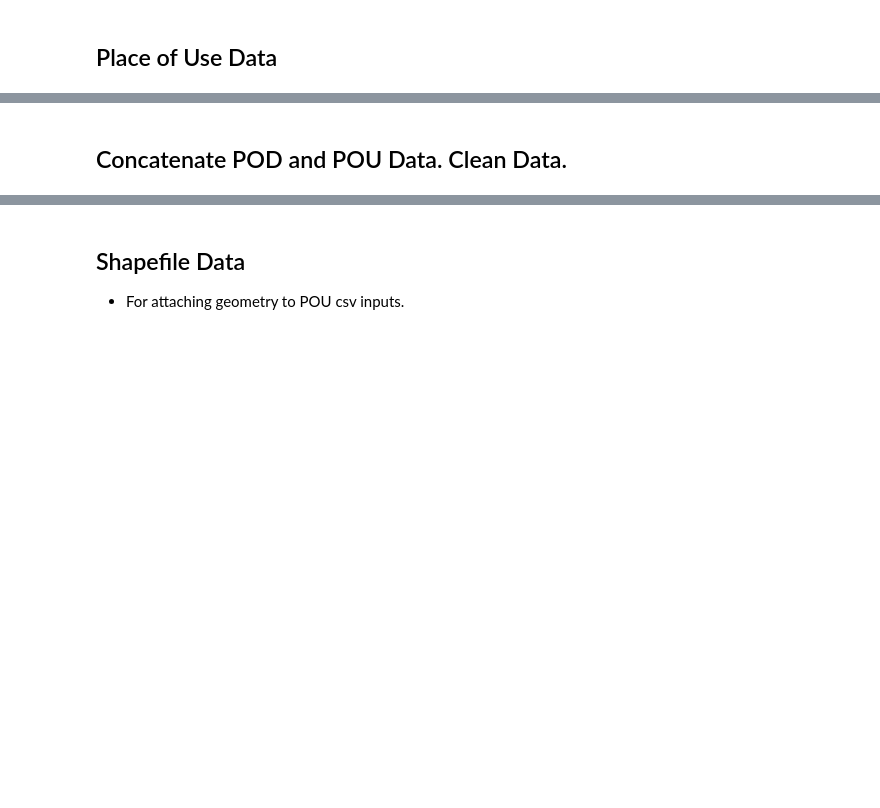
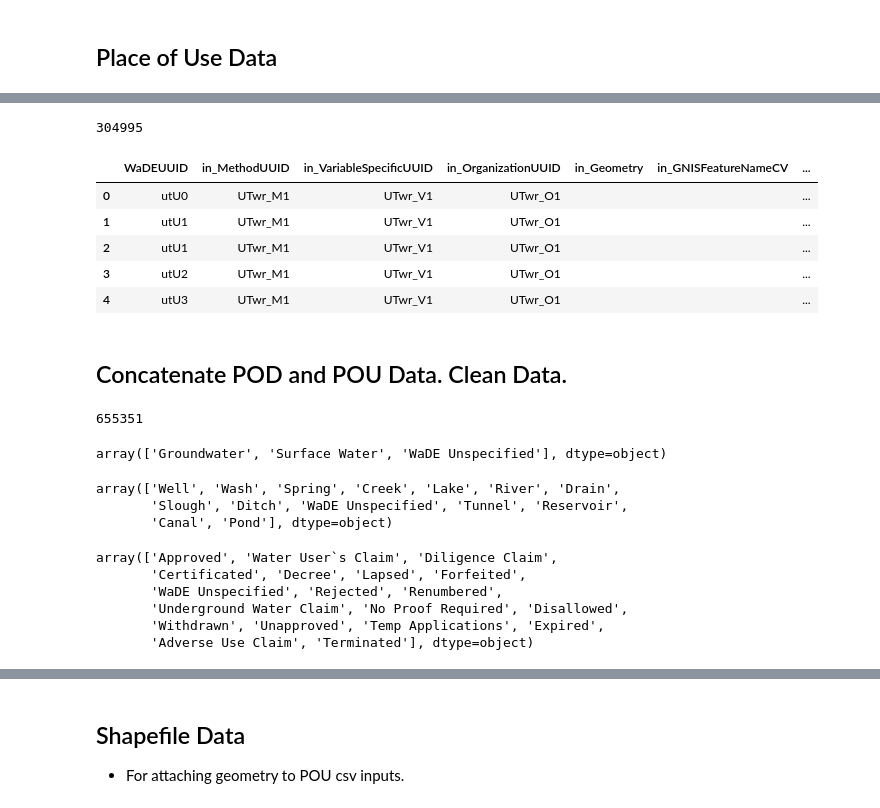
Before and after one commit to WSWCWaterDataExchange/MappingStatesDataToWaDE2.0, a Jupyter notebook: Utah/WaterAllocation/1_UTwr_PreProcessAllocationData.ipynb, the cells around one changed output, grey strips where cells are left out. Cells and saved outputs as stored; diff of their text form; code cells hidden in the pictures; blank space fills up the shorter version.

Commit message:
UTwr update.
UTwr update.

```diff
--- a/Utah/WaterAllocation/1_UTwr_PreProcessAllocationData.ipynb
+++ b/Utah/WaterAllocation/1_UTwr_PreProcessAllocationData.ipynb
@@ -166,13 +208,10 @@ dfinPOU.head()
 # %%
-# # I manually solved this to prevet future errors.
+# Need to split out WRNUMS into their own row
+# The explode() method explodes lists into separate rows.
+dfinPOU = dfinPOU.assign(WRNUMS=dfinPOU['WRNUMS'].str.split(',')).explode('WRNUMS').reset_index()
+dfinPOU = dfinPOU.rename({'WRNUMS': 'WRNUM'}, axis=1)
+dfinPOU = dfinPOU.replace(np.nan, "").reset_index()
+dfinPOU = dfinPOU.drop_duplicates().reset_index(drop=True)
 
-# # # Need to split out WRNUMS into their own row
-# # # The explode() method explodes lists into separate rows.
-# # dfPOUin = dfPOUin.assign(WRNUMS=dfPOUin['WRNUMS'].str.split(',')).explode('WRNUMS').reset_index()
-# # dfPOUin = dfPOUin.rename({'WRNUMS': 'WRNUM'}, axis=1)
-# # dfPOUin = dfPOUin.replace(np.nan, "").reset_index()
-# # print(len(dfPOUin))
-# # dfPOUin.head(1)
-
-# dfPOUin = dfPOUin.drop_duplicates().reset_index(drop=True)
-# print(len(dfPOUin))
+dfinPOU['WRNUM'] =  dfinPOD['WRNUM'].replace("", 0).fillna(0).astype(str)
+print(len(dfinPOU))
@@ -240,34 +285,42 @@ df['in_AllocationFlow_CFS'] = dfinPOU['in_AllocationFlow_CFS'].astype(float) # f
 df['in_AllocationLegalStatusCV'] = dfinPOU['in_AllocationLegalStatusCV'] # from POD data
 df['in_AllocationNativeID'] =  dfinPOU['WRNUM'].replace("", 0).fillna(0).astype(str)
 df['in_AllocationOwner'] = dfinPOU['in_AllocationOwner'] # from POD data
 df['in_AllocationPriorityDate'] = dfinPOU['in_AllocationPriorityDate'] # from POD data
 df['in_AllocationSDWISIdentifierCV'] = ""
 df['in_AllocationTimeframeEnd'] = ""
 df['in_AllocationTimeframeStart'] = ""
 df['in_AllocationTypeCV'] = ""
 df['in_AllocationVolume_AF'] = dfinPOU['in_AllocationVolume_AF'].astype(float)
 df['in_BeneficialUseCategory'] = dfinPOU['in_BeneficialUseCategory'] # from POD data
 df['in_CommunityWaterSupplySystem'] = ""
 df['in_CropTypeCV'] = ""
 df['in_CustomerTypeCV'] = ""
 df['in_DataPublicationDate'] = ""
 df['in_DataPublicationDOI'] = ""
 df['in_ExemptOfVolumeFlowPriority'] = 0
 df['in_GeneratedPowerCapacityMW'] = ""
-df['in_IrrigatedAcreage'] = dfinPOU['ACRES'].astype(float)
+df['in_IrrigatedAcreage'] = ""
 df['in_IrrigationMethodCV'] = ""
 df['in_LegacyAllocationIDs'] = ""
 df['in_OwnerClassificationCV'] = ""
 df['in_PopulationServed'] = ""
 df['in_PowerType'] = ""
 df['in_PrimaryBeneficialUseCategory'] = ""
 df['in_SDWISIdentifierCV'] = ""
 df['in_WaterAllocationNativeURL'] = dfinPOU['in_WaterAllocationNativeURL'] # from POD data
 
 outPOU = df.copy()
 outPOU = outPOU.drop_duplicates().reset_index(drop=True)
 print(len(outPOU))
 outPOU.head()
+# %% [output]
+304995
+|  | WaDEUUID | in_MethodUUID | in_VariableSpecificUUID | in_OrganizationUUID | in_Geometry | in_GNISFeatureNameCV | ... |
+| 0 | utU0 | UTwr_M1 | UTwr_V1 | UTwr_O1 |  |  | ... |
+| 1 | utU1 | UTwr_M1 | UTwr_V1 | UTwr_O1 |  |  | ... |
+| 2 | utU1 | UTwr_M1 | UTwr_V1 | UTwr_O1 |  |  | ... |
+| 3 | utU2 | UTwr_M1 | UTwr_V1 | UTwr_O1 |  |  | ... |
+| 4 | utU3 | UTwr_M1 | UTwr_V1 | UTwr_O1 |  |  | ... |
 # %% [markdown]
 ## Concatenate POD and POU Data.  Clean Data.
 # %%
@@ -276,6 +329,8 @@ frames = [outPOD, outPOU]
 outdf = pd.concat(frames)
 outdf = outdf.drop_duplicates().reset_index(drop=True).replace(np.nan, "")
 print(len(outdf))
+# %% [output]
+655351
 # %%
 # Creating WaterSourceTypeCV
 
@@ -301,6 +356,8 @@ def CreateWaterSourceTypeCV(val):
 
 outdf['in_WaterSourceTypeCV'] = outdf.apply(lambda row: CreateWaterSourceTypeCV(row['in_WaterSourceTypeCV']), axis=1)
 outdf['in_WaterSourceTypeCV'].unique()
+# %% [output]
+array(['Groundwater', 'Surface Water', 'WaDE Unspecified'], dtype=object)
 # %%
 # Assign SiteTypeCV value.
 # Uses the re library, but requires for loop.
@@ -364,6 +421,10 @@ def CreateSiteTypeCV(val):
 
 outdf['in_SiteTypeCV'] = outdf.apply(lambda row: CreateSiteTypeCV( row['in_SiteTypeCV']), axis=1)
 outdf['in_SiteTypeCV'].unique()
+# %% [output]
+array(['Well', 'Wash', 'Spring', 'Creek', 'Lake', 'River', 'Drain',
+       'Slough', 'Ditch', 'WaDE Unspecified', 'Tunnel', 'Reservoir',
+       'Canal', 'Pond'], dtype=object)
 # %%
 # Assign LegalStatusCV value.
 # Uses the re library, but requires for loop.
@@ -440,6 +501,13 @@ def CreateLegalStatus(val):
 
 outdf['in_AllocationLegalStatusCV'] = outdf.apply(lambda row: CreateLegalStatus( row['in_AllocationLegalStatusCV']), axis=1)
 outdf['in_AllocationLegalStatusCV'].unique()
+# %% [output]
+array(['Approved', 'Water User`s Claim', 'Diligence Claim',
+       'Certificated', 'Decree', 'Lapsed', 'Forfeited',
+       'WaDE Unspecified', 'Rejected', 'Renumbered',
+       'Underground Water Claim', 'No Proof Required', 'Disallowed',
+       'Withdrawn', 'Unapproved', 'Temp Applications', 'Expired',
+       'Adverse Use Claim', 'Terminated'], dtype=object)
 # %%
 # Clean Owner info. Remove special characters
 import re
```
Also changed, not shown: parts of 22 cells of this notebook, 2 other files.
